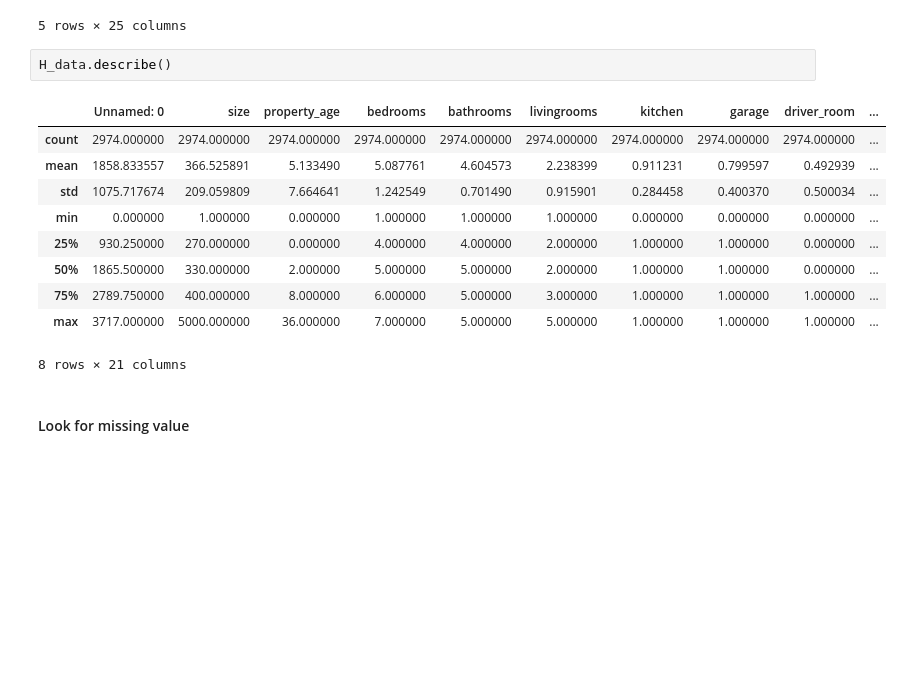
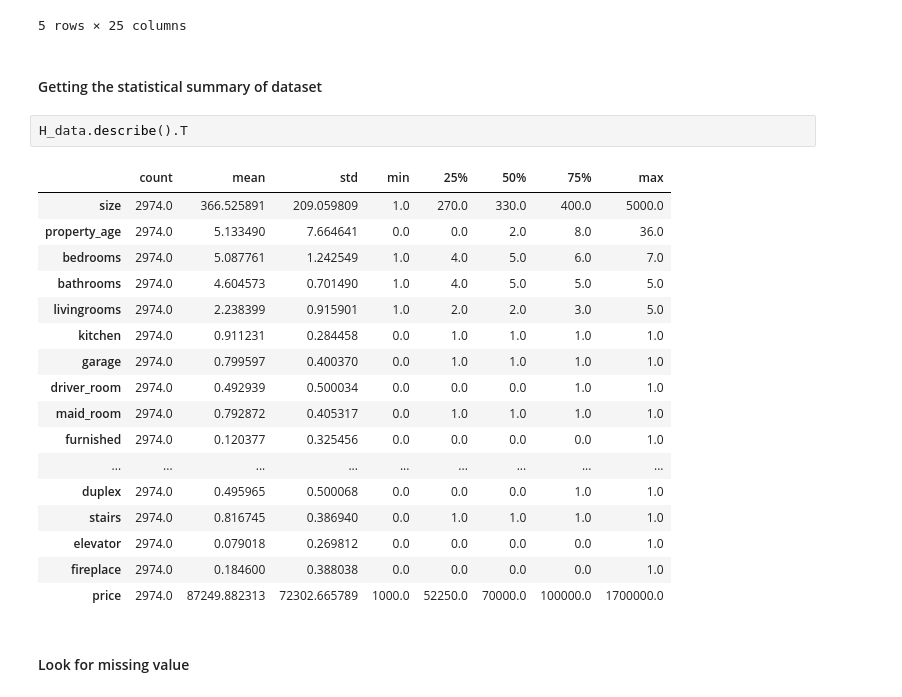
Before and after one commit to novr1512/saudi_aqar_price_prediction, a Jupyter notebook: fullCode.ipynb, the cells around one changed output. Cells and saved outputs as stored; diff of their text form; blank space fills up the shorter version.

```diff
--- a/fullCode.ipynb
+++ b/fullCode.ipynb
@@ -90,19 +92,28 @@ H_data.head()
 | 3 | 2284 | الدمام | حي ضاحية الملك فهد | شمال | 250 | 5 | 5 | 5 | 3 | ... |
 | 4 | 65 | الرياض | حي الروضة | جنوب | 352 | 30 | 7 | 5 | 2 | ... |
 5 rows × 25 columns
+# %% [markdown]
+#### Getting the statistical summary of dataset
 # %%
-H_data.describe()
+H_data.describe().T
 # %% [output]
-|  | Unnamed: 0 | size | property_age | bedrooms | bathrooms | livingrooms | kitchen | garage | driver_room | ... |
-| count | 2974.000000 | 2974.000000 | 2974.000000 | 2974.000000 | 2974.000000 | 2974.000000 | 2974.000000 | 2974.000000 | 2974.000000 | ... |
-| mean | 1858.833557 | 366.525891 | 5.133490 | 5.087761 | 4.604573 | 2.238399 | 0.911231 | 0.799597 | 0.492939 | ... |
-| std | 1075.717674 | 209.059809 | 7.664641 | 1.242549 | 0.701490 | 0.915901 | 0.284458 | 0.400370 | 0.500034 | ... |
-| min | 0.000000 | 1.000000 | 0.000000 | 1.000000 | 1.000000 | 1.000000 | 0.000000 | 0.000000 | 0.000000 | ... |
-| 25% | 930.250000 | 270.000000 | 0.000000 | 4.000000 | 4.000000 | 2.000000 | 1.000000 | 1.000000 | 0.000000 | ... |
-| 50% | 1865.500000 | 330.000000 | 2.000000 | 5.000000 | 5.000000 | 2.000000 | 1.000000 | 1.000000 | 0.000000 | ... |
-| 75% | 2789.750000 | 400.000000 | 8.000000 | 6.000000 | 5.000000 | 3.000000 | 1.000000 | 1.000000 | 1.000000 | ... |
-| max | 3717.000000 | 5000.000000 | 36.000000 | 7.000000 | 5.000000 | 5.000000 | 1.000000 | 1.000000 | 1.000000 | ... |
+|  | count | mean | std | min | 25% | 50% | 75% | max |
+| size | 2974.0 | 366.525891 | 209.059809 | 1.0 | 270.0 | 330.0 | 400.0 | 5000.0 |
+| property_age | 2974.0 | 5.133490 | 7.664641 | 0.0 | 0.0 | 2.0 | 8.0 | 36.0 |
+| bedrooms | 2974.0 | 5.087761 | 1.242549 | 1.0 | 4.0 | 5.0 | 6.0 | 7.0 |
+| bathrooms | 2974.0 | 4.604573 | 0.701490 | 1.0 | 4.0 | 5.0 | 5.0 | 5.0 |
+| livingrooms | 2974.0 | 2.238399 | 0.915901 | 1.0 | 2.0 | 2.0 | 3.0 | 5.0 |
+| kitchen | 2974.0 | 0.911231 | 0.284458 | 0.0 | 1.0 | 1.0 | 1.0 | 1.0 |
+| garage | 2974.0 | 0.799597 | 0.400370 | 0.0 | 1.0 | 1.0 | 1.0 | 1.0 |
+| driver_room | 2974.0 | 0.492939 | 0.500034 | 0.0 | 0.0 | 0.0 | 1.0 | 1.0 |
+| maid_room | 2974.0 | 0.792872 | 0.405317 | 0.0 | 1.0 | 1.0 | 1.0 | 1.0 |
+| furnished | 2974.0 | 0.120377 | 0.325456 | 0.0 | 0.0 | 0.0 | 0.0 | 1.0 |
+| ... | ... | ... | ... | ... | ... | ... | ... | ... |
+| duplex | 2974.0 | 0.495965 | 0.500068 | 0.0 | 0.0 | 0.0 | 1.0 | 1.0 |
+| stairs | 2974.0 | 0.816745 | 0.386940 | 0.0 | 1.0 | 1.0 | 1.0 | 1.0 |
+| elevator | 2974.0 | 0.079018 | 0.269812 | 0.0 | 0.0 | 0.0 | 0.0 | 1.0 |
+| fireplace | 2974.0 | 0.184600 | 0.388038 | 0.0 | 0.0 | 0.0 | 0.0 | 1.0 |
+| price | 2974.0 | 87249.882313 | 72302.665789 | 1000.0 | 52250.0 | 70000.0 | 100000.0 | 1700000.0 |
-8 rows × 21 columns
 # %% [markdown]
 #### Look for missing value
 # %%
```
Also changed, not shown: parts of 29 cells of this notebook.
